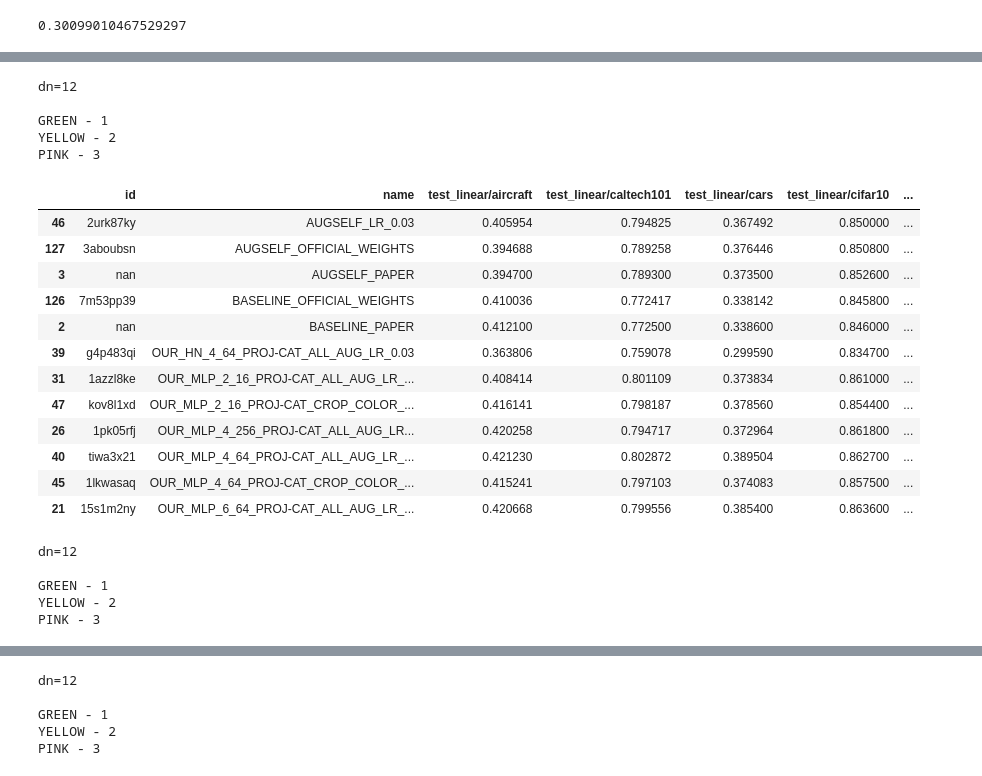
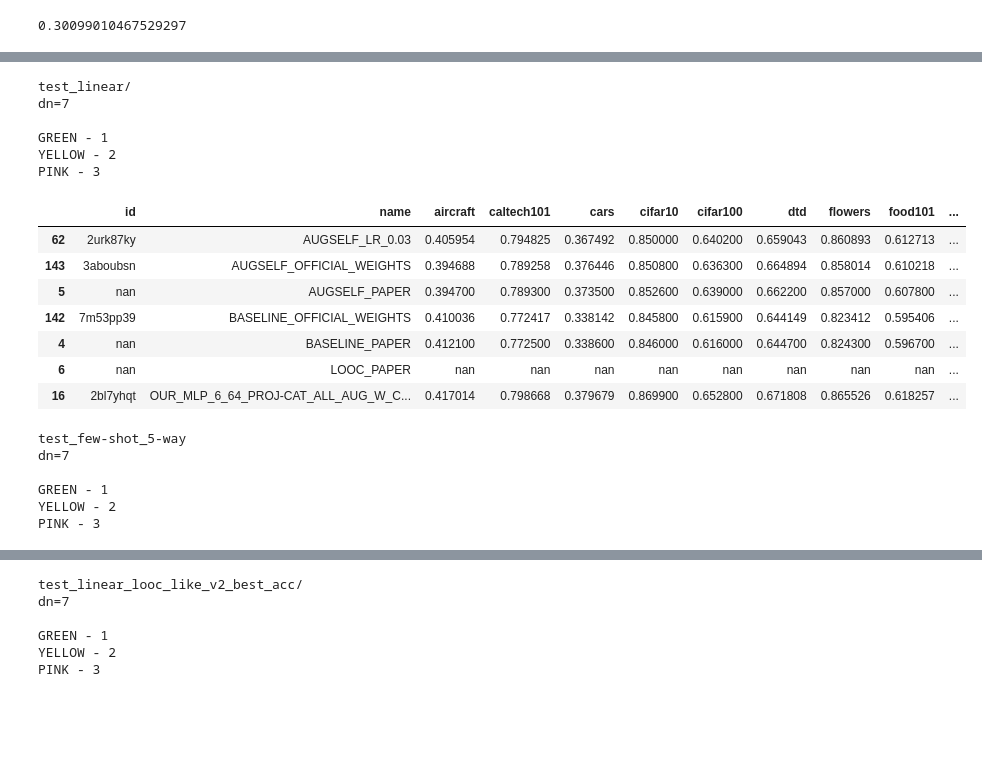
Before and after one commit to mprzewie/AugSelf, a Jupyter notebook: gather_linear_metrics.ipynb, the cells around one changed output, grey strips where cells are left out. Drawn from its saved outputs; the diff is of its cells as text; code cells hidden in the pictures; blank space fills up the shorter version.

```diff
--- a/gather_linear_metrics.ipynb
+++ b/gather_linear_metrics.ipynb
@@ -235,39 +248,40 @@ for run in td_runs:
             # print(f"\t{r.name}")
             # print("\t", r.summary.keys())
 
-    metrics = {k:v for (k,v) in run.summary.items() if "stl" not in k}
-    for k in linear_sets:
-        for e in eval_runs:
-            if k in e.summary:
+    # metrics = {k:v for (k,v) in run.summary.items() if "stl" not in k}
+
+    metrics = dict()
+    for e in [run] + list(eval_runs):
+        for k in e.summary.keys():
+            if k.startswith("test_") and ("stl10" not in k) and ("caltech_101" not in k):
                 metrics[k] = e.summary[k]
-        if k not in metrics:
-            metrics[k] = -1
+        # if k not in metrics:
+        #     metrics[k] = -1b
+
+    assert "test_linear/stl10" not in metrics
 
     rows.append({
         "id": run.id,
         "name": f"{run.name}_lr_0.05" if run.name in ["moco-resnet50-imagenet100_augself", "moco-resnet50-imagenet100_mlp_2_16_proj-cat_crop_color"] else run.name,
         "run": run,
         **metrics,
-        # **{
-        #     k: run.summary.get(k, 0)
-        #     for k in linear_sets
-        # }
         **{f"cfg/{k}": v for (k,v) in run.config.items()}
 
     })
 # %%
 runs_df = pd.DataFrame(rows)
 
-for c in runs_df.columns:
-    if c.startswith("test_linear/"):
-        runs_df = runs_df[runs_df[c].notnull()]
-        runs_df = runs_df[ runs_df[c]>0]
+# for c in runs_df.columns:
+#     if c.startswith("test_linear/"):
+#         runs_df = runs_df[runs_df[c].notnull()]
+#         runs_df = runs_df[runs_df[c]>0]
 
 runs_df = runs_df[
     runs_df.apply(
         lambda r: (
             ("moco" in r["name"] and r.get("cfg/base_lr")==0.03) or
-            ("simsiam" in r["name"] and r.get("cfg/base_lr")==0.05)
+            ("simsiam" in r["name"] and r.get("cfg/base_lr")==0.05) or
+            ("resnet18" in r["name"] and r.get("cfg/base_lr")==0.03)
             or "official" in r["name"].lower()
 
         ),
@@ -275,10 +289,14 @@ runs_df = runs_df[
 ]
 
 
+# runs_df = runs_df[runs_df.apply(lambda r: "simsiam" in r["name"], axis=1)]
 runs_df = runs_df[runs_df.apply(lambda r: "moco" in r["name"], axis=1)]
+
 runs_df = runs_df[runs_df.apply(lambda r: "imagenet100" in r["name"], axis=1)]
 # runs_df = runs_df[runs_df.apply(lambda r: "stl10" in r["name"], axis=1)]
 
 runs_df = runs_df[runs_df.apply(lambda r: "+augself" not in r["name"].lower(), axis=1)]
 
+runs_df = runs_df[runs_df.apply(lambda r: "proj" not in r["name"] or "color_diff" in r["name"], axis=1)]
+
 # runs_df = run
@@ -288,10 +320,11 @@ runs_df = runs_df[runs_df.apply(lambda r: "+augself" not in r["name"].lower(), a
 for m_subset in [
     "test_linear/",
     "test_few-shot_5-way",
-    "test_linear_looc_like_v2_best_acc/"
+    "test_linear_looc_like_v2_best_acc/",
+    "test_feature_invariance/"
 ]:
-    col_subset = [c for c in runs_df.columns if c.startswith(m_subset) and "way/" not in c and not c.endswith("rank")]
-    df = runs_df[["id", "name"] + col_subset].copy().dropna(subset=col_subset)
+    col_subset = sorted([c for c in runs_df.columns if c.startswith(m_subset) and "way/" not in c and not c.endswith("rank")])
+    df = runs_df[["id", "name"] + col_subset].copy()#.dropna(subset=col_subset)
 
     df["name"] = df.name.map(
             lambda n: n.replace("moco-resnet50-imagenet100_", "").replace("OFFICIAL", "OFFICIAL_WEIGHTS").upper()
@@ -307,6 +340,9 @@ for m_subset in [
     df["name"] = df.name.map(
         lambda n: n if any([(p in n) for p in ["AUGSELF", "LOOC", "BASELINE"] ]) else f"OUR_{n}"
     )
+    df.columns = [c.replace(m_subset, "") for c in df.columns]
+
+    print(m_subset)
 
 
     df.style.highlight_max(color = 'blue', axis = 0)
@@ -314,48 +350,45 @@ for m_subset in [
     dn = len(df)
     print(f"{dn=}")
     c_subset = [c for c in df.columns if c not in ["name", "id"]]
     print("""
 GREEN - 1
 YELLOW - 2
 PINK - 3
 """)
     style = df.sort_values("name").style.highlight_max(
                 props="font-weight: bold; background: lightgreen",
                 subset=c_subset,
             ).highlight_quantile(
                     props="font-style: italic; background: yellow",
                     q_left=(dn-2)/dn, q_right=(dn-1)/dn,
                     subset=c_subset,
                 )
 
     if len(df) > 4:
         style = style.highlight_quantile(
                     props="font-style: normal; background: pink",
                     q_left=(dn-3)/dn, q_right=(dn-2)/dn,
                     subset=c_subset,
                 )
     display(style)
         # print(df[df.columns[1]])
 # %% [output]
-dn=12
+test_linear/
+dn=7
 
 GREEN - 1
 YELLOW - 2
 PINK - 3
-|  | id | name | test_linear/aircraft | test_linear/caltech101 | test_linear/cars | test_linear/cifar10 | ... |
-| 46 | 2urk87ky | AUGSELF_LR_0.03 | 0.405954 | 0.794825 | 0.367492 | 0.850000 | ... |
-| 127 | 3aboubsn | AUGSELF_OFFICIAL_WEIGHTS | 0.394688 | 0.789258 | 0.376446 | 0.850800 | ... |
-| 3 | nan | AUGSELF_PAPER | 0.394700 | 0.789300 | 0.373500 | 0.852600 | ... |
-| 126 | 7m53pp39 | BASELINE_OFFICIAL_WEIGHTS | 0.410036 | 0.772417 | 0.338142 | 0.845800 | ... |
-| 2 | nan | BASELINE_PAPER | 0.412100 | 0.772500 | 0.338600 | 0.846000 | ... |
-| 39 | g4p483qi | OUR_HN_4_64_PROJ-CAT_ALL_AUG_LR_0.03 | 0.363806 | 0.759078 | 0.299590 | 0.834700 | ... |
-| 31 | 1azzl8ke | OUR_MLP_2_16_PROJ-CAT_ALL_AUG_LR_... | 0.408414 | 0.801109 | 0.373834 | 0.861000 | ... |
-| 47 | kov8l1xd | OUR_MLP_2_16_PROJ-CAT_CROP_COLOR_... | 0.416141 | 0.798187 | 0.378560 | 0.854400 | ... |
-| 26 | 1pk05rfj | OUR_MLP_4_256_PROJ-CAT_ALL_AUG_LR... | 0.420258 | 0.794717 | 0.372964 | 0.861800 | ... |
-| 40 | tiwa3x21 | OUR_MLP_4_64_PROJ-CAT_ALL_AUG_LR_... | 0.421230 | 0.802872 | 0.389504 | 0.862700 | ... |
-| 45 | 1lkwasaq | OUR_MLP_4_64_PROJ-CAT_CROP_COLOR_... | 0.415241 | 0.797103 | 0.374083 | 0.857500 | ... |
-| 21 | 15s1m2ny | OUR_MLP_6_64_PROJ-CAT_ALL_AUG_LR_... | 0.420668 | 0.799556 | 0.385400 | 0.863600 | ... |
+|  | id | name | aircraft | caltech101 | cars | cifar10 | cifar100 | dtd | flowers | food101 | ... |
+| 62 | 2urk87ky | AUGSELF_LR_0.03 | 0.405954 | 0.794825 | 0.367492 | 0.850000 | 0.640200 | 0.659043 | 0.860893 | 0.612713 | ... |
+| 143 | 3aboubsn | AUGSELF_OFFICIAL_WEIGHTS | 0.394688 | 0.789258 | 0.376446 | 0.850800 | 0.636300 | 0.664894 | 0.858014 | 0.610218 | ... |
+| 5 | nan | AUGSELF_PAPER | 0.394700 | 0.789300 | 0.373500 | 0.852600 | 0.639000 | 0.662200 | 0.857000 | 0.607800 | ... |
+| 142 | 7m53pp39 | BASELINE_OFFICIAL_WEIGHTS | 0.410036 | 0.772417 | 0.338142 | 0.845800 | 0.615900 | 0.644149 | 0.823412 | 0.595406 | ... |
+| 4 | nan | BASELINE_PAPER | 0.412100 | 0.772500 | 0.338600 | 0.846000 | 0.616000 | 0.644700 | 0.824300 | 0.596700 | ... |
+| 6 | nan | LOOC_PAPER | nan | nan | nan | nan | nan | nan | nan | nan | ... |
+| 16 | 2bl7yhqt | OUR_MLP_6_64_PROJ-CAT_ALL_AUG_W_C... | 0.417014 | 0.798668 | 0.379679 | 0.869900 | 0.652800 | 0.671808 | 0.865526 | 0.618257 | ... |
-dn=12
+test_few-shot_5-way
+dn=7
 
 GREEN - 1
 YELLOW - 2
@@ -376,4 +404,5 @@ PINK - 3
-dn=12
+test_linear_looc_like_v2_best_acc/
+dn=7
 
 GREEN - 1
 YELLOW - 2
```
Also changed, not shown: parts of 7 cells of this notebook.
